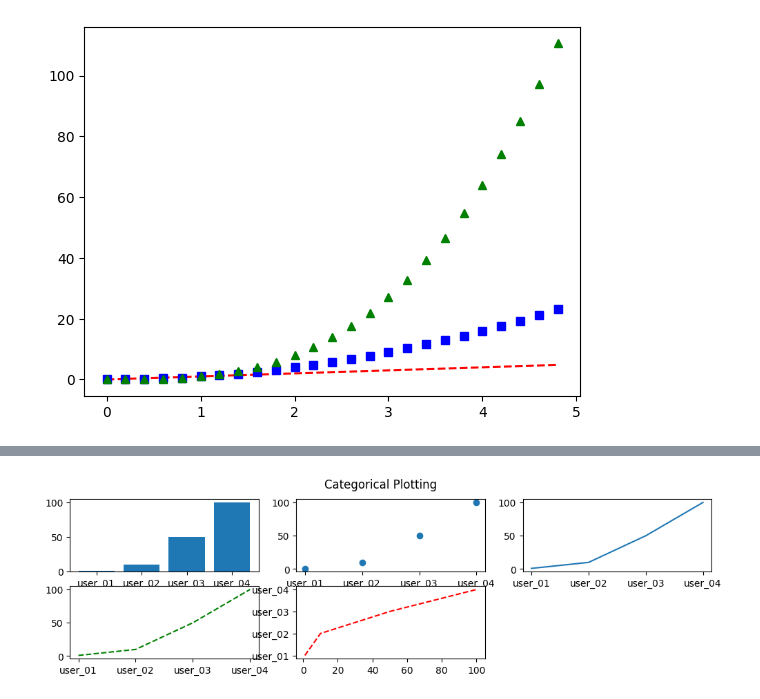
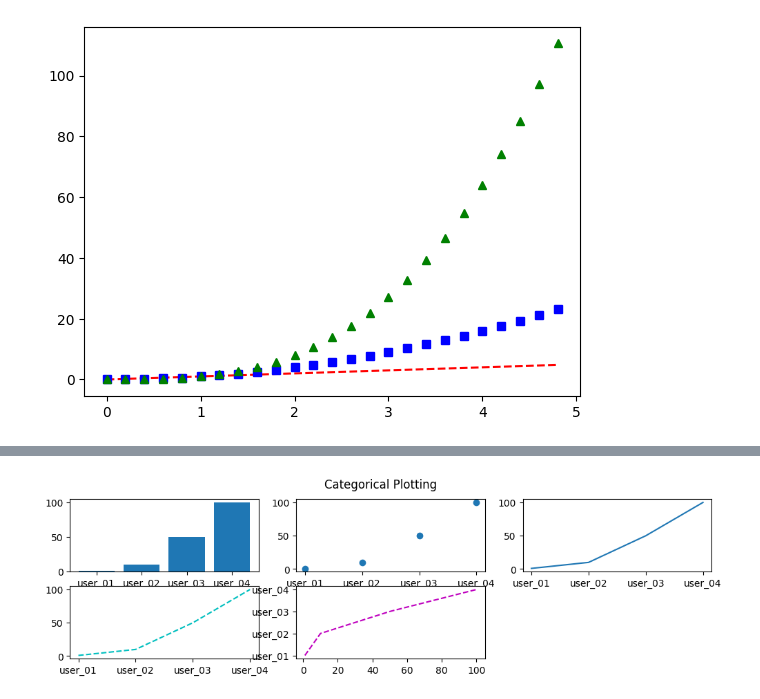
Before and after one commit to shantanudubey/py_np_pd_mpl, a Jupyter notebook: matplotlib_np_pd.ipynb, the cells around one changed output, grey strips where cells are left out. Drawn from its saved outputs; the diff is of its cells as text; code cells hidden in the pictures.

```diff
--- a/matplotlib_np_pd.ipynb
+++ b/matplotlib_np_pd.ipynb
@@ -159,27 +159,27 @@ plt.scatter('a', 'b', c='d', s='c', data=data)
 # %%
 # Plot using categorical variables
 
 users = ["user_01", "user_02", "user_03", "user_04"]
 values = [1, 10, 50, 100]
 
 plt.figure(figsize=(12,3))
 
 plt.subplot(231)
 plt.bar(users, values)
 
 plt.subplot(232)
 plt.scatter(users, values)
 
 plt.subplot(233)
 plt.plot(users, values)
 
 plt.subplot(234)
-plt.plot(users, values, "g--")
+plt.plot(users, values, "c--")
 
 plt.subplot(235)
-plt.plot(values, users, "r--")
+plt.plot(values, users, "m--")
 
 plt.suptitle("Categorical Plotting")
 plt.show()
 # %% [output]
-[figure, old version]
+[figure, new version]
```
Also changed, not shown: parts of 2 cells of this notebook, 3 other files.
